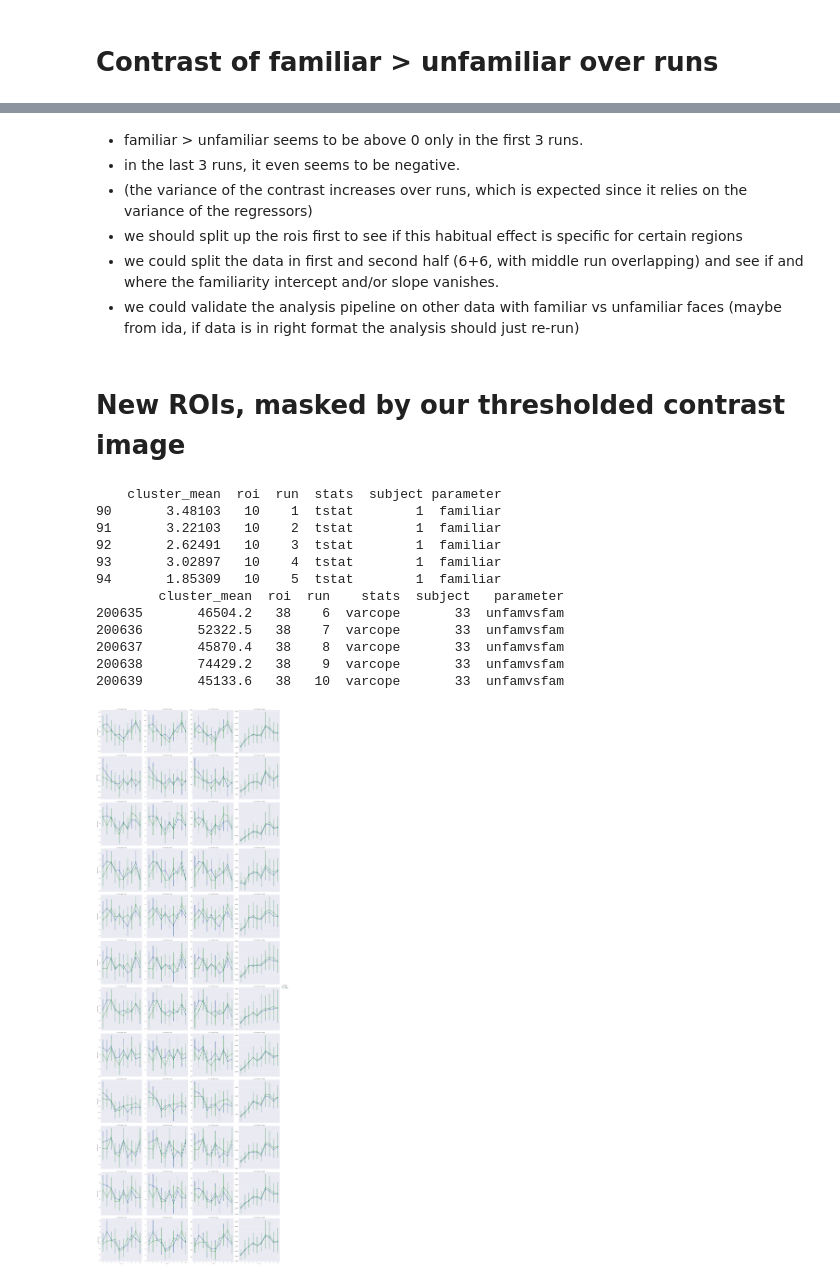
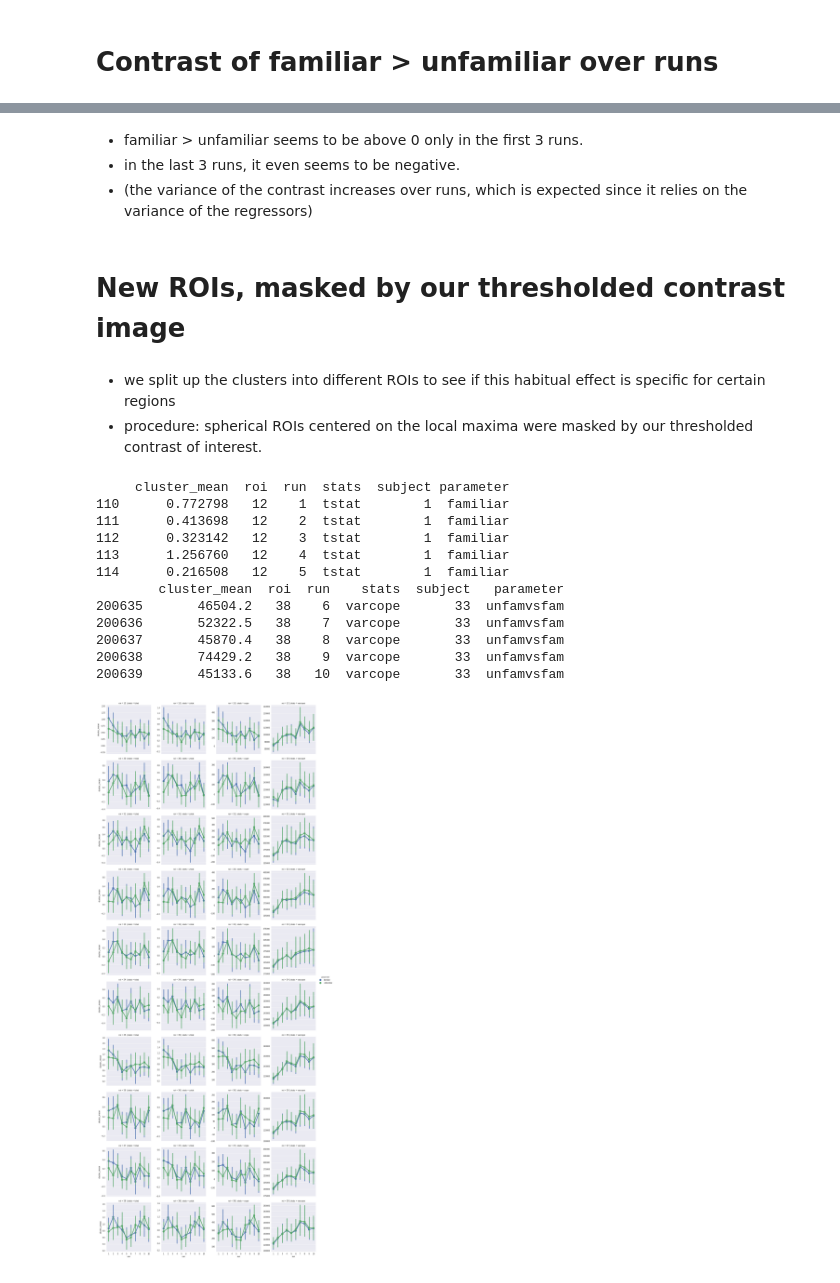
Before and after one commit to oliver-contier/famface-temporal-dynamics, a Jupyter notebook: notebooks/plot_mean_betas.ipynb, the cells around one changed output, grey strips where cells are left out. Saved outputs shown, nothing was run; the diff lists cells and outputs as text; code cells hidden in the pictures.

```diff
--- a/notebooks/plot_mean_betas.ipynb
+++ b/notebooks/plot_mean_betas.ipynb
@@ -151,11 +137,11 @@ for stat in ['tstat', 'zstat', 'cope', 'varcope']:
 - familiar > unfamiliar seems to be above 0 only in the first 3 runs.
 - in the last 3 runs, it even seems to be negative.
 - (the variance of the contrast increases over runs, which is expected since it relies on the variance of the regressors)
-- we should split up the rois first to see if this habitual effect is specific for certain regions
-- we could split the data in first and second half (6+6, with middle run overlapping) and see if and where the familiarity intercept and/or slope vanishes.
-- we could validate the analysis pipeline on other data with familiar vs unfamiliar faces (maybe from ida, if data is in right format the analysis should just re-run)
 # %% [markdown]
 # New ROIs, masked by our thresholded contrast image
+# %% [markdown]
+- we  split up the clusters into different ROIs to see if this habitual effect is specific for certain regions
+- procedure: spherical ROIs centered on the local maxima were masked by our thresholded contrast of interest.
 # %%
 df_r = extract_all(
     ['familiar', 'unfamiliar', 'famvsunfam', 'unfamvsfam'],
@@ -165,16 +151,19 @@ df_r = extract_all(
 # %%
 # drop all rows with NaN values (from ROIs that didn't fall in the thresholded cluster)
 df_r.dropna(inplace=True)
+# %%
+# drop rois # 10 & 20 since I don't know where they are coming from.
+df_r = df_r.drop(df_r[(df_r.roi == 10) | (df_r.roi == 20)].index)
 # %%
 print(df_r.head())
 print(df_r.tail())
 # %% [output]
-    cluster_mean  roi  run  stats  subject parameter
-90       3.48103   10    1  tstat        1  familiar
-91       3.22103   10    2  tstat        1  familiar
-92       2.62491   10    3  tstat        1  familiar
-93       3.02897   10    4  tstat        1  familiar
-94       1.85309   10    5  tstat        1  familiar
+     cluster_mean  roi  run  stats  subject parameter
+110      0.772798   12    1  tstat        1  familiar
+111      0.413698   12    2  tstat        1  familiar
+112      0.323142   12    3  tstat        1  familiar
+113      1.256760   12    4  tstat        1  familiar
+114      0.216508   12    5  tstat        1  familiar
         cluster_mean  roi  run    stats  subject   parameter
 200635       46504.2   38    6  varcope       33  unfamvsfam
 200636       52322.5   38    7  varcope       33  unfamvsfam
@@ -184,9 +173,9 @@ print(df_r.tail())
 # %%
 # plot rois in rows and stats in columns
 ax = sns.factorplot('run', hue='parameter', y='cluster_mean',
                     data=df_r[(df_r.parameter == 'familiar') | (df_r.parameter=='unfamiliar')],
                     row='roi', col='stats',
                     sharex=True, sharey=False,
-                    kind='point', size=7)
+                    kind='point', ci=95)
 # %% [output]
-[figure, old version]
+[figure, new version]
```
Also changed, not shown: parts of 13 cells of this notebook.
